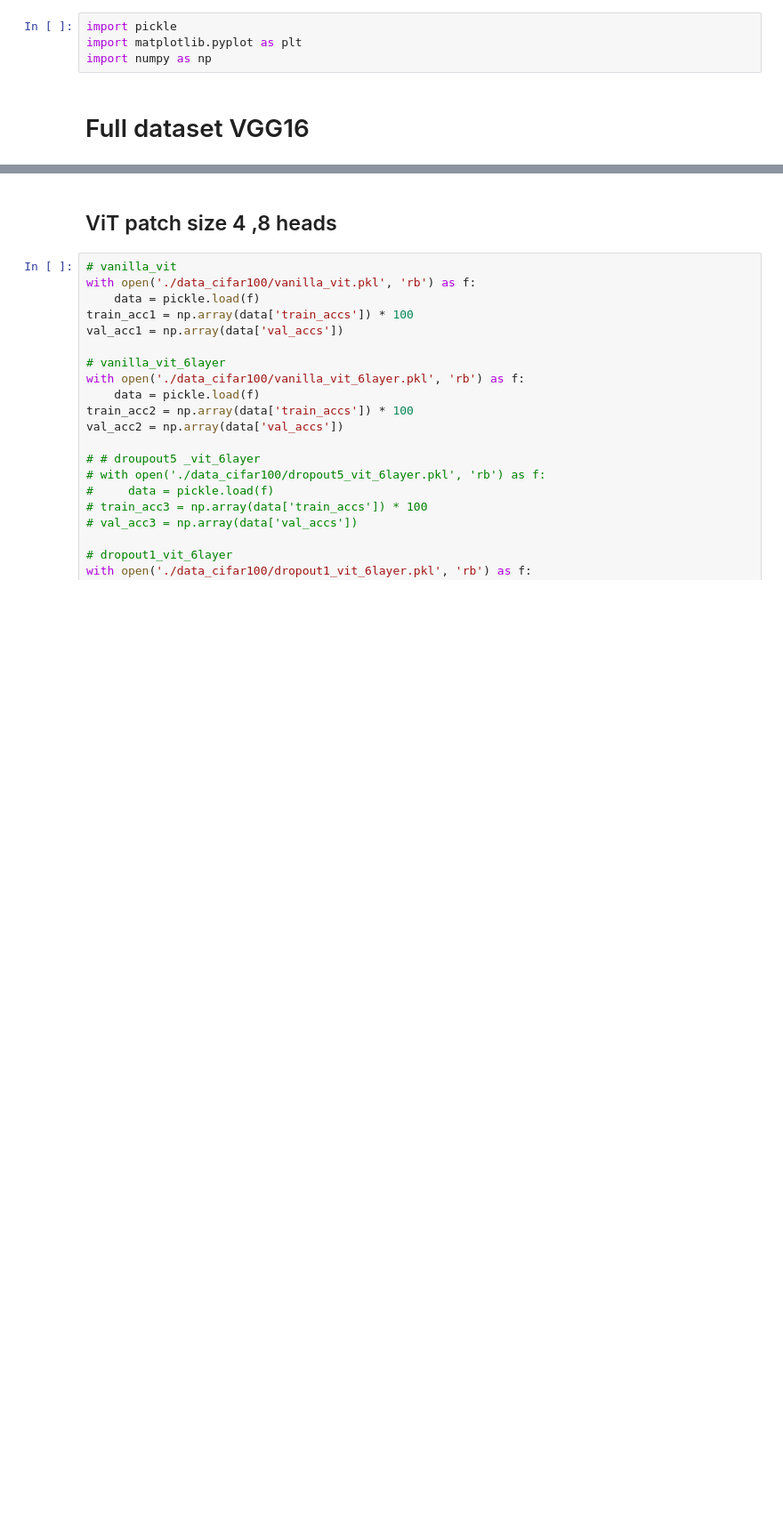
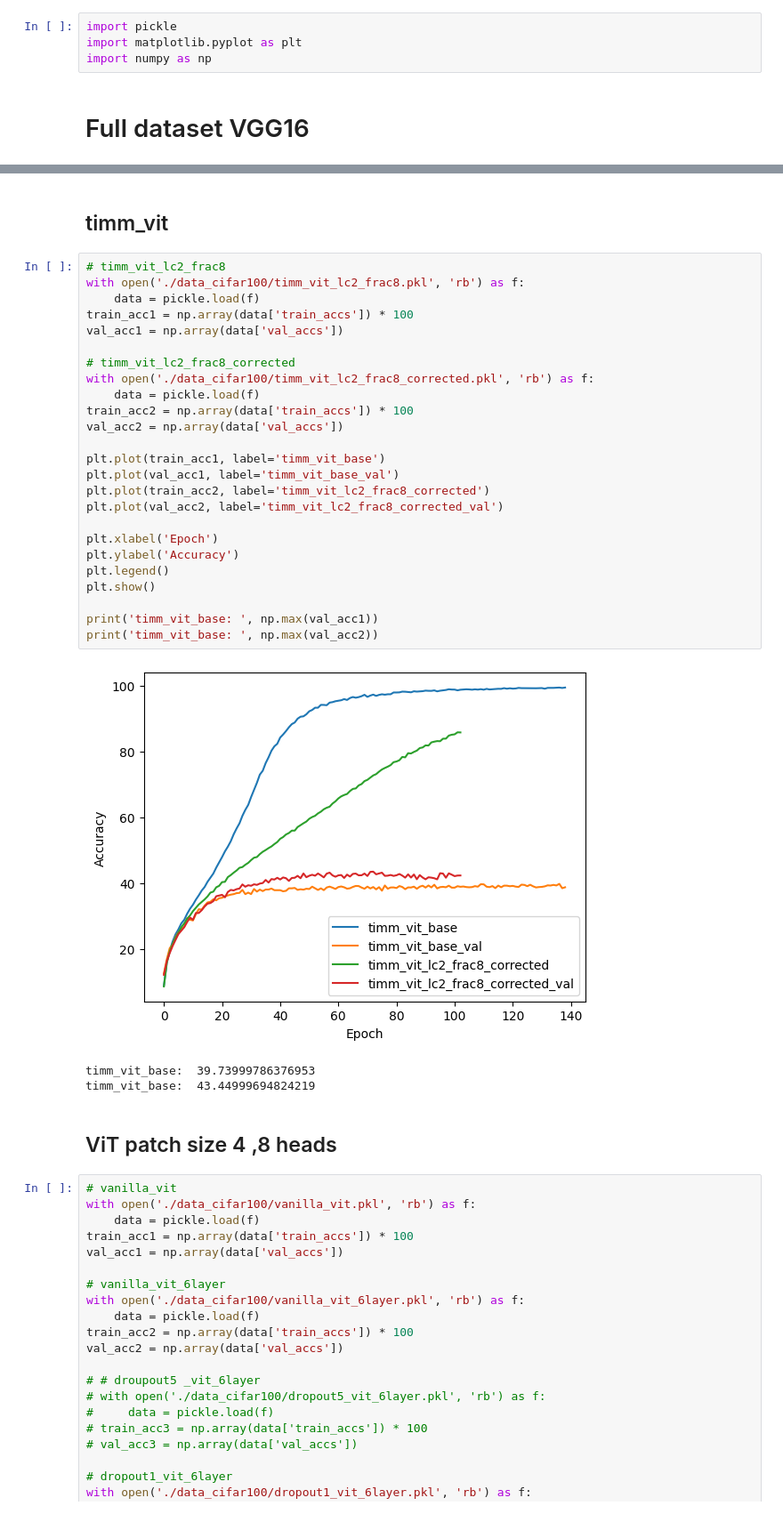
Before and after one commit to soheilzi/LayerCollapse, a Jupyter notebook: regularization_tests/plot_cifar100.ipynb, the cells around one changed output, grey strips where cells are left out. Shown at 89% size. Saved outputs shown, nothing was run; the diff lists cells and outputs as text; blank space fills up the shorter version.

```diff
--- a/regularization_tests/plot_cifar100.ipynb
+++ b/regularization_tests/plot_cifar100.ipynb
@@ -7,3 +69,34 @@ import numpy as np
+# %% [markdown]
+## timm_vit
+# %%
+# timm_vit_lc2_frac8
+with open('./data_cifar100/timm_vit_lc2_frac8.pkl', 'rb') as f:
+    data = pickle.load(f)
+train_acc1 = np.array(data['train_accs']) * 100
+val_acc1 = np.array(data['val_accs'])
+
+# timm_vit_lc2_frac8_corrected
+with open('./data_cifar100/timm_vit_lc2_frac8_corrected.pkl', 'rb') as f:
+    data = pickle.load(f)
+train_acc2 = np.array(data['train_accs']) * 100
+val_acc2 = np.array(data['val_accs'])
+
+plt.plot(train_acc1, label='timm_vit_base')
+plt.plot(val_acc1, label='timm_vit_base_val')
+plt.plot(train_acc2, label='timm_vit_lc2_frac8_corrected')
+plt.plot(val_acc2, label='timm_vit_lc2_frac8_corrected_val')
+
+plt.xlabel('Epoch')
+plt.ylabel('Accuracy')
+plt.legend()
+plt.show()
+
+print('timm_vit_base: ', np.max(val_acc1))
+print('timm_vit_base: ', np.max(val_acc2))
+# %% [output]
+[figure, added]
+timm_vit_base:  39.73999786376953
+timm_vit_base:  43.44999694824219
 # %% [markdown]
 ## ViT patch size 4 ,8 heads
 # %%
```
Also changed, not shown: parts of 2 cells of this notebook, 4 other files.
